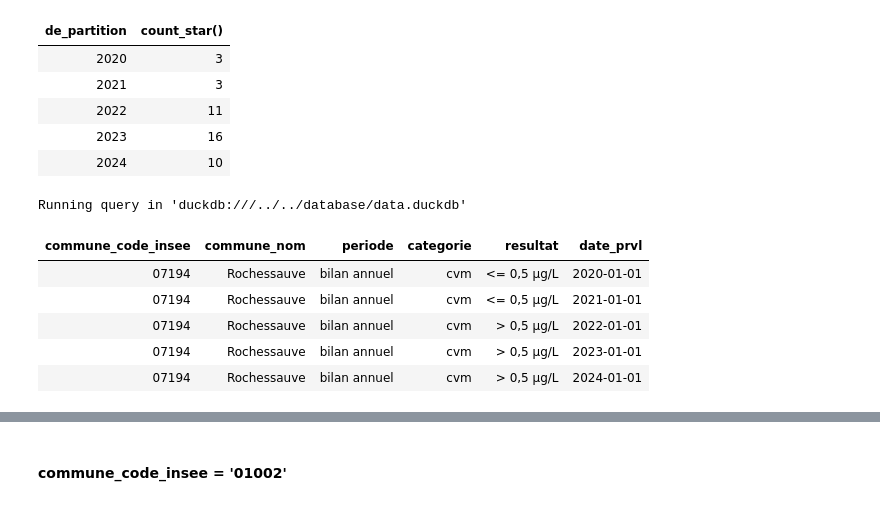
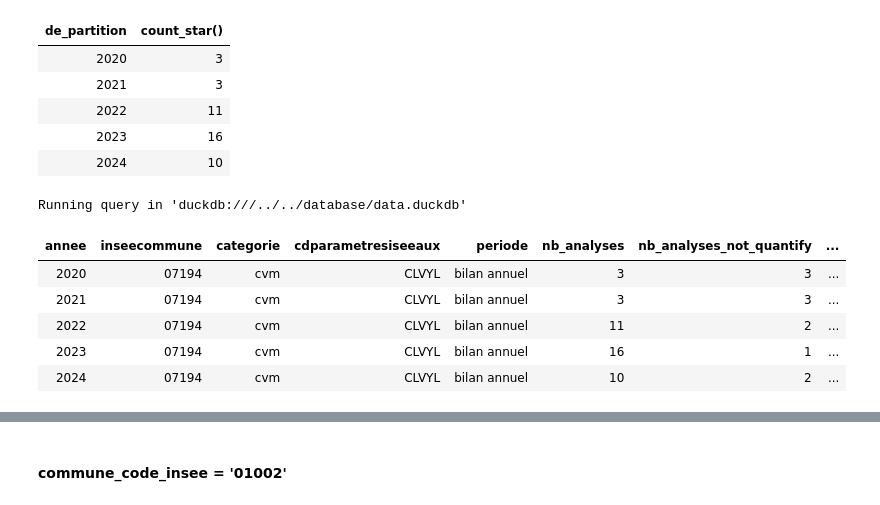
Before and after one commit to dataforgoodfr/13_pollution_eau, a Jupyter notebook: analytics/notebooks/cvm_calcul_conformite_par_commune-MAJ.ipynb, the cells around one changed output, grey strips where cells are left out. Cells and saved outputs as stored; diff of their text form; code cells hidden in the pictures.

```diff
--- a/analytics/notebooks/cvm_calcul_conformite_par_commune-MAJ.ipynb
+++ b/analytics/notebooks/cvm_calcul_conformite_par_commune-MAJ.ipynb
@@ -472,22 +506,22 @@ Running query in 'duckdb:///../../database/data.duckdb'
 | 2023 | 16 |
 | 2024 | 10 |
 # %%
-%%sql --with resultats_ALL_communes_name
+%%sql --with resultats_cvm
  SELECT
    *
  FROM
-   resultats_ALL_communes_name
+   resultats_cvm
 WHERE
-    commune_code_insee = '07194'
+    inseecommune = '07194'
     AND categorie = 'cvm'
 ORDER BY
-    date_prvl
+    annee
 # %% [output]
 Running query in 'duckdb:///../../database/data.duckdb'
-| commune_code_insee | commune_nom | periode | categorie | resultat | date_prvl |
-| 07194 | Rochessauve | bilan annuel | cvm | <= 0,5 µg/L | 2020-01-01 |
-| 07194 | Rochessauve | bilan annuel | cvm | <= 0,5 µg/L | 2021-01-01 |
-| 07194 | Rochessauve | bilan annuel | cvm | > 0,5 µg/L | 2022-01-01 |
-| 07194 | Rochessauve | bilan annuel | cvm | > 0,5 µg/L | 2023-01-01 |
-| 07194 | Rochessauve | bilan annuel | cvm | > 0,5 µg/L | 2024-01-01 |
+| annee | inseecommune | categorie | cdparametresiseeaux | periode | nb_analyses | nb_analyses_not_quantify | ... |
+| 2020 | 07194 | cvm | CLVYL | bilan annuel | 3 | 3 | ... |
+| 2021 | 07194 | cvm | CLVYL | bilan annuel | 3 | 3 | ... |
+| 2022 | 07194 | cvm | CLVYL | bilan annuel | 11 | 2 | ... |
+| 2023 | 07194 | cvm | CLVYL | bilan annuel | 16 | 1 | ... |
+| 2024 | 07194 | cvm | CLVYL | bilan annuel | 10 | 2 | ... |
 # %%
```
Also changed, not shown: parts of 18 cells of this notebook, 2 other files.
